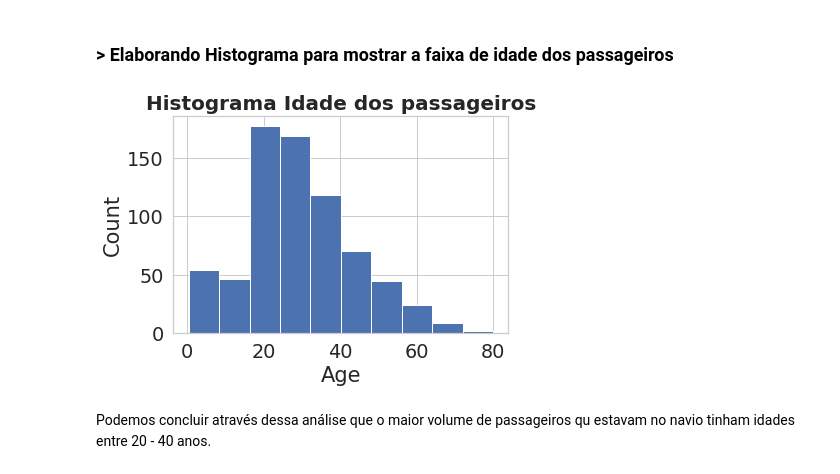
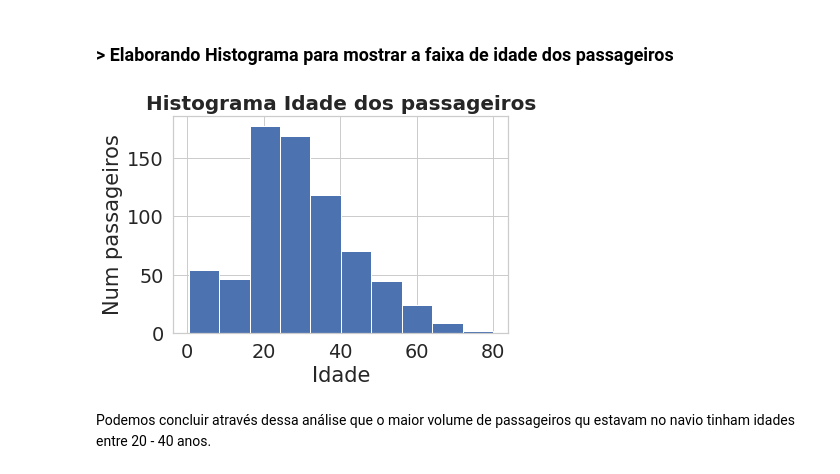
Before and after one commit to LerinaMM/analiseexploratoria_titanic, a Jupyter notebook: Desafio_Titanic_Lerina_Mastruian.ipynb, the cells around one changed output. Drawn from its saved outputs; the diff is of its cells as text; code cells hidden in the pictures.

```diff
--- a/Desafio_Titanic_Lerina_Mastruian.ipynb
+++ b/Desafio_Titanic_Lerina_Mastruian.ipynb
@@ -301,15 +301,15 @@ O que podemos concluir analisando mortos x sobrevivientes, que tivemos mais home
 # %%
 #Titulo do grafico
 plt.title('Histograma Idade dos passageiros', fontsize=20, fontweight='bold')
 
 plt.hist(train_df.Age)
-plt.xlabel('Age')
-plt.ylabel('Count')
+plt.xlabel('Idade')
+plt.ylabel('Num passageiros')
 
 #Show Histogram
 plt.show()
 # %% [output]
-[figure, old version]
+[figure, new version]
 # %% [markdown]
 Podemos concluir através dessa análise que o maior volume de passageiros qu estavam no navio tinham idades entre 20 - 40 anos.
 # %% [markdown]
```
Also changed, not shown: parts of 4 cells of this notebook.
